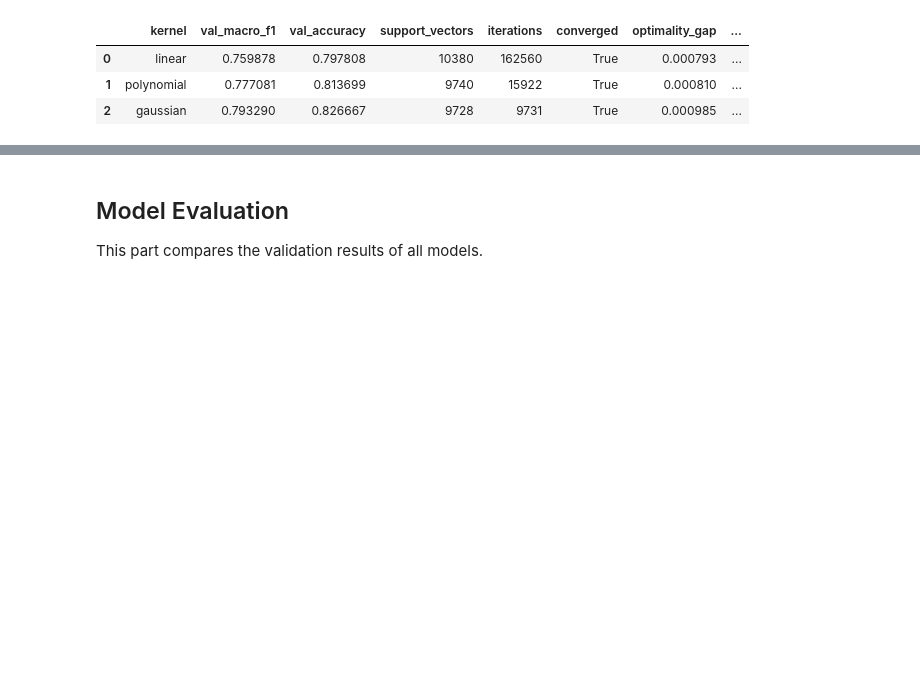
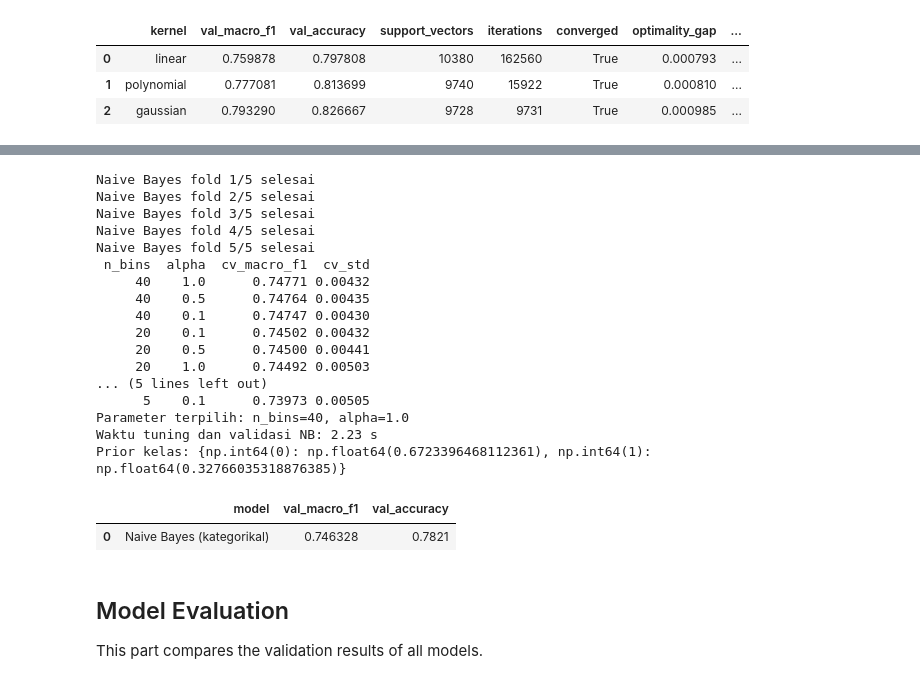
Before and after one commit to zizadhrmaa/IF3170_G25_IMKSIAI, a Jupyter notebook: src/Notebook_Tugas_Besar_2_IF3170_Inteligensi_Artifisial_2026_2027.ipynb, the cells around one changed output, grey strips where cells are left out. Cells and saved outputs as stored; diff of their text form; code cells hidden in the pictures; blank space fills up the shorter version.

```diff
--- a/src/Notebook_Tugas_Besar_2_IF3170_Inteligensi_Artifisial_2026_2027.ipynb
+++ b/src/Notebook_Tugas_Besar_2_IF3170_Inteligensi_Artifisial_2026_2027.ipynb
@@ -746,5 +752,73 @@ This part covers the Naive Bayes classifier and its validation.
 # %%
-# Write your code here
+NB_BINS_GRID = [5, 10, 20, 40]
+NB_ALPHA_GRID = [0.1, 0.5, 1.0]
+nb_cv_scores = {}
+nb_start = time.perf_counter()
+for nb_fold, (nb_tr_idx, nb_va_idx) in enumerate(
+        stratified_kfold_indices(y_train, CFG.N_FOLDS, CFG.SEED)):
+    nb_fold_train = train_set.iloc[nb_tr_idx]
+    nb_fold_val = train_set.iloc[nb_va_idx]
+    for nb_bins in NB_BINS_GRID:
+        nb_fold_prep = NaiveBayesPreprocessor(n_bins=nb_bins).fit(nb_fold_train)
+        nb_fold_X_train = nb_fold_prep.transform(nb_fold_train)
+        nb_fold_X_val = nb_fold_prep.transform(nb_fold_val)
+        for nb_alpha in NB_ALPHA_GRID:
+            nb_candidate = NaiveBayes(
+                alpha=nb_alpha, min_categories=nb_fold_prep.n_categories_)
+            nb_candidate.fit(nb_fold_X_train, y_train[nb_tr_idx])
+            nb_fold_pred = nb_candidate.predict(nb_fold_X_val)
+            nb_cv_scores.setdefault((nb_bins, nb_alpha), []).append(
+                macro_f1(y_train[nb_va_idx], nb_fold_pred))
+    print(f'Naive Bayes fold {nb_fold + 1}/{CFG.N_FOLDS} selesai')
+
+nb_cv_table = pd.DataFrame([
+    {'n_bins': bins, 'alpha': alpha, 'cv_macro_f1': np.mean(scores),
+     'cv_std': np.std(scores)}
+    for (bins, alpha), scores in nb_cv_scores.items()
+]).sort_values('cv_macro_f1', ascending=False, kind='stable').reset_index(drop=True)
+NB_BEST_BINS = int(nb_cv_table.iloc[0]['n_bins'])
+NB_BEST_ALPHA = float(nb_cv_table.iloc[0]['alpha'])
+print(nb_cv_table.round(5).to_string(index=False))
+print(f'Parameter terpilih: n_bins={NB_BEST_BINS}, alpha={NB_BEST_ALPHA}')
+
+nb_preprocessor = NaiveBayesPreprocessor(n_bins=NB_BEST_BINS).fit(train_set)
+X_nb_train = nb_preprocessor.transform(train_set)
+X_nb_val = nb_preprocessor.transform(val_set)
+nb_model = NaiveBayes(alpha=NB_BEST_ALPHA, min_categories=nb_preprocessor.n_categories_)
+nb_model.fit(X_nb_train, y_train)
+nb_val_pred = nb_model.predict(X_nb_val)
+nb_val_proba = nb_model.predict_proba(X_nb_val)
+assert np.isfinite(nb_val_proba).all()
+assert np.allclose(nb_val_proba.sum(axis=1), 1.0)
+nb_results = pd.DataFrame([{
+    'model': 'Naive Bayes (kategorikal)',
+    'val_macro_f1': macro_f1(y_val, nb_val_pred),
+    'val_accuracy': accuracy(y_val, nb_val_pred),
+}])
+print(f'Waktu tuning dan validasi NB: {time.perf_counter() - nb_start:.2f} s')
+print('Prior kelas:', dict(zip(nb_model.classes_, np.exp(nb_model.class_log_prior_))))
+nb_cv_table.to_csv(CFG.OUTPUT_DIR / 'naive_bayes_cv.csv', index=False)
+nb_results
+# %% [output]
+Naive Bayes fold 1/5 selesai
+Naive Bayes fold 2/5 selesai
+Naive Bayes fold 3/5 selesai
+Naive Bayes fold 4/5 selesai
+Naive Bayes fold 5/5 selesai
+ n_bins  alpha  cv_macro_f1  cv_std
+     40    1.0      0.74771 0.00432
+     40    0.5      0.74764 0.00435
+     40    0.1      0.74747 0.00430
+     20    0.1      0.74502 0.00432
+     20    0.5      0.74500 0.00441
+     20    1.0      0.74492 0.00503
+... (5 lines left out)
+      5    0.1      0.73973 0.00505
+Parameter terpilih: n_bins=40, alpha=1.0
+Waktu tuning dan validasi NB: 2.23 s
+Prior kelas: {np.int64(0): np.float64(0.6723396468112361), np.int64(1): np.float64(0.32766035318876385)}
+|  | model | val_macro_f1 | val_accuracy |
+| 0 | Naive Bayes (kategorikal) | 0.746328 | 0.7821 |
 # %% [markdown]
 ## Model Evaluation
 
```
Also changed, not shown: parts of 10 cells of this notebook, 3 other files.
